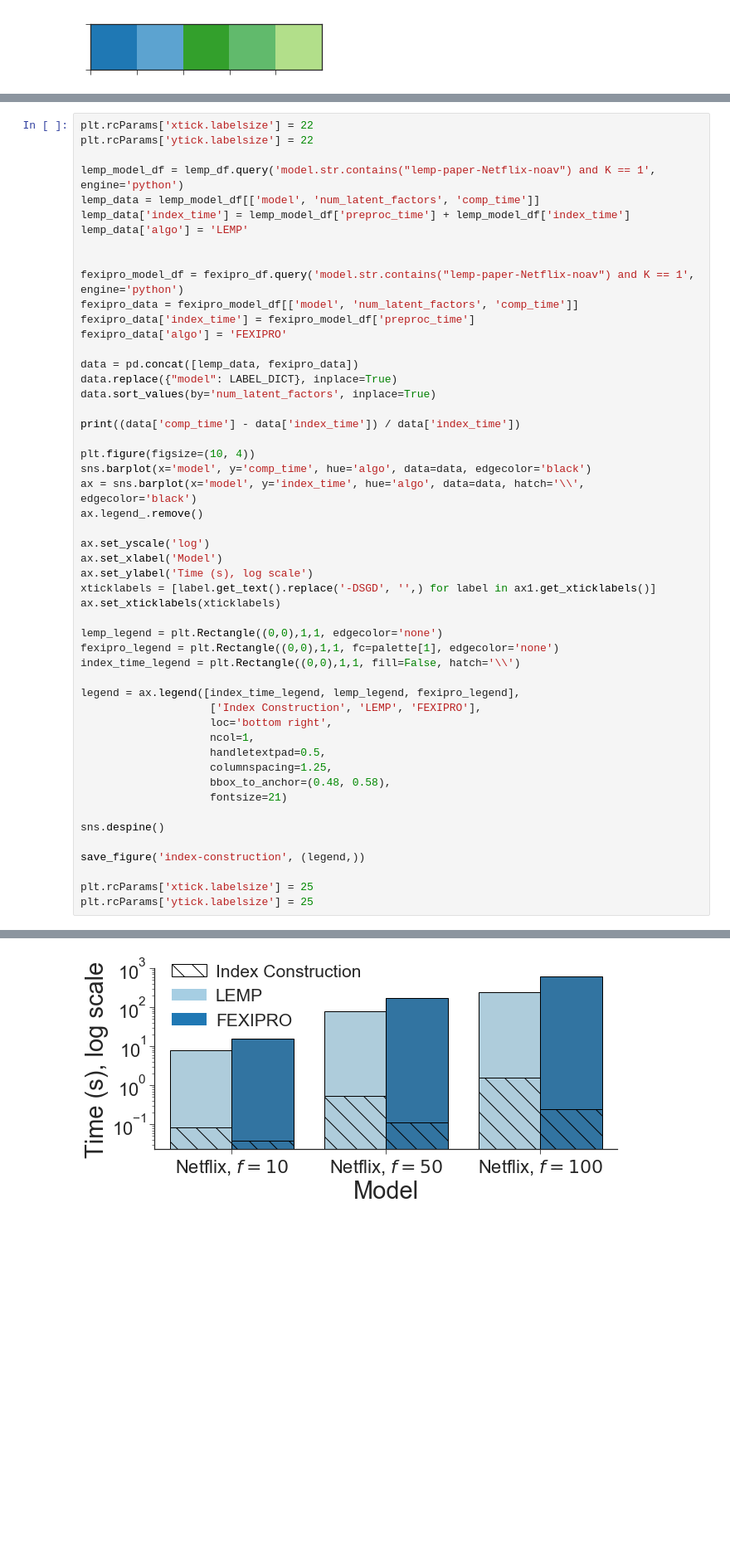
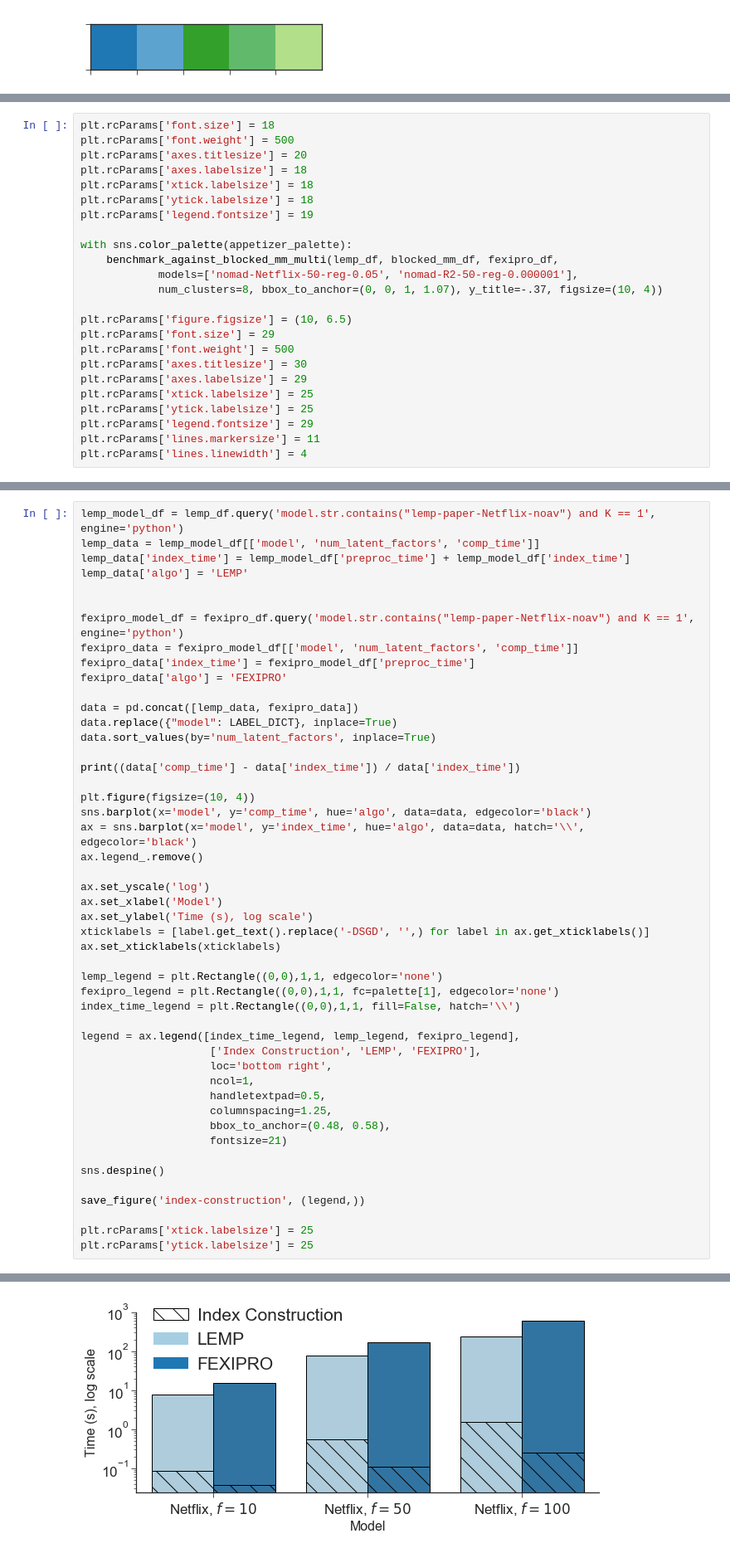
Before and after one commit to stanford-futuredata/optimus-maximus, a Jupyter notebook: plots/simdex-plots.ipynb, the cells around one changed output, grey strips where cells are left out. Shown at 83% size. Saved outputs shown, nothing was run; the diff lists cells and outputs as text; blank space fills up the shorter version.

```diff
--- a/plots/simdex-plots.ipynb
+++ b/plots/simdex-plots.ipynb
@@ -174,0 +180,24 @@ Max percent overhead: 3.62124387438e-05
+# %%
+plt.rcParams['font.size'] = 18
+plt.rcParams['font.weight'] = 500
+plt.rcParams['axes.titlesize'] = 20
+plt.rcParams['axes.labelsize'] = 18
+plt.rcParams['xtick.labelsize'] = 18
+plt.rcParams['ytick.labelsize'] = 18
+plt.rcParams['legend.fontsize'] = 19
+
+with sns.color_palette(appetizer_palette):
+    benchmark_against_blocked_mm_multi(lemp_df, blocked_mm_df, fexipro_df,
+            models=['nomad-Netflix-50-reg-0.05', 'nomad-R2-50-reg-0.000001'],
+            num_clusters=8, bbox_to_anchor=(0, 0, 1, 1.07), y_title=-.37, figsize=(10, 4))
+
+plt.rcParams['figure.figsize'] = (10, 6.5)
+plt.rcParams['font.size'] = 29
+plt.rcParams['font.weight'] = 500
+plt.rcParams['axes.titlesize'] = 30
+plt.rcParams['axes.labelsize'] = 29
+plt.rcParams['xtick.labelsize'] = 25
+plt.rcParams['ytick.labelsize'] = 25
+plt.rcParams['legend.fontsize'] = 29
+plt.rcParams['lines.markersize'] = 11
+plt.rcParams['lines.linewidth'] = 4
@@ -325,7 +389,4 @@ factor_analysis(figsize=(8,3))
 # %%
-plt.rcParams['xtick.labelsize'] = 22
-plt.rcParams['ytick.labelsize'] = 22
-
 lemp_model_df = lemp_df.query('model.str.contains("lemp-paper-Netflix-noav") and K == 1', engine='python')
 lemp_data = lemp_model_df[['model', 'num_latent_factors', 'comp_time']]
 lemp_data['index_time'] = lemp_model_df['preproc_time'] + lemp_model_df['index_time']
@@ -351,37 +412,37 @@ ax.legend_.remove()
 ax.set_yscale('log')
 ax.set_xlabel('Model')
 ax.set_ylabel('Time (s), log scale')
-xticklabels = [label.get_text().replace('-DSGD', '',) for label in ax1.get_xticklabels()]
+xticklabels = [label.get_text().replace('-DSGD', '',) for label in ax.get_xticklabels()]
 ax.set_xticklabels(xticklabels)
 
 lemp_legend = plt.Rectangle((0,0),1,1, edgecolor='none')
 fexipro_legend = plt.Rectangle((0,0),1,1, fc=palette[1], edgecolor='none')
 index_time_legend = plt.Rectangle((0,0),1,1, fill=False, hatch='\\')
 
 legend = ax.legend([index_time_legend, lemp_legend, fexipro_legend],
                     ['Index Construction', 'LEMP', 'FEXIPRO'],
                     loc='bottom right',
                     ncol=1,
                     handletextpad=0.5,
                     columnspacing=1.25,
                     bbox_to_anchor=(0.48, 0.58),
                     fontsize=21)
 
 sns.despine()
 
 save_figure('index-construction', (legend,))
 
 plt.rcParams['xtick.labelsize'] = 25
 plt.rcParams['ytick.labelsize'] = 25
 # %% [output]
 147      90.742725
 329     408.857320
 155     143.961760
 345    1510.171029
 151     151.528452
 337    2450.247884
 dtype: float64
-[figure, old version]
+[figure, new version]
 # %%
 df = pd.read_csv('user-stats.csv')
 fig, (ax0, ax1) = plt.subplots(2, 1)
```
Also changed, not shown: parts of 13 cells of this notebook, 2 other files.
